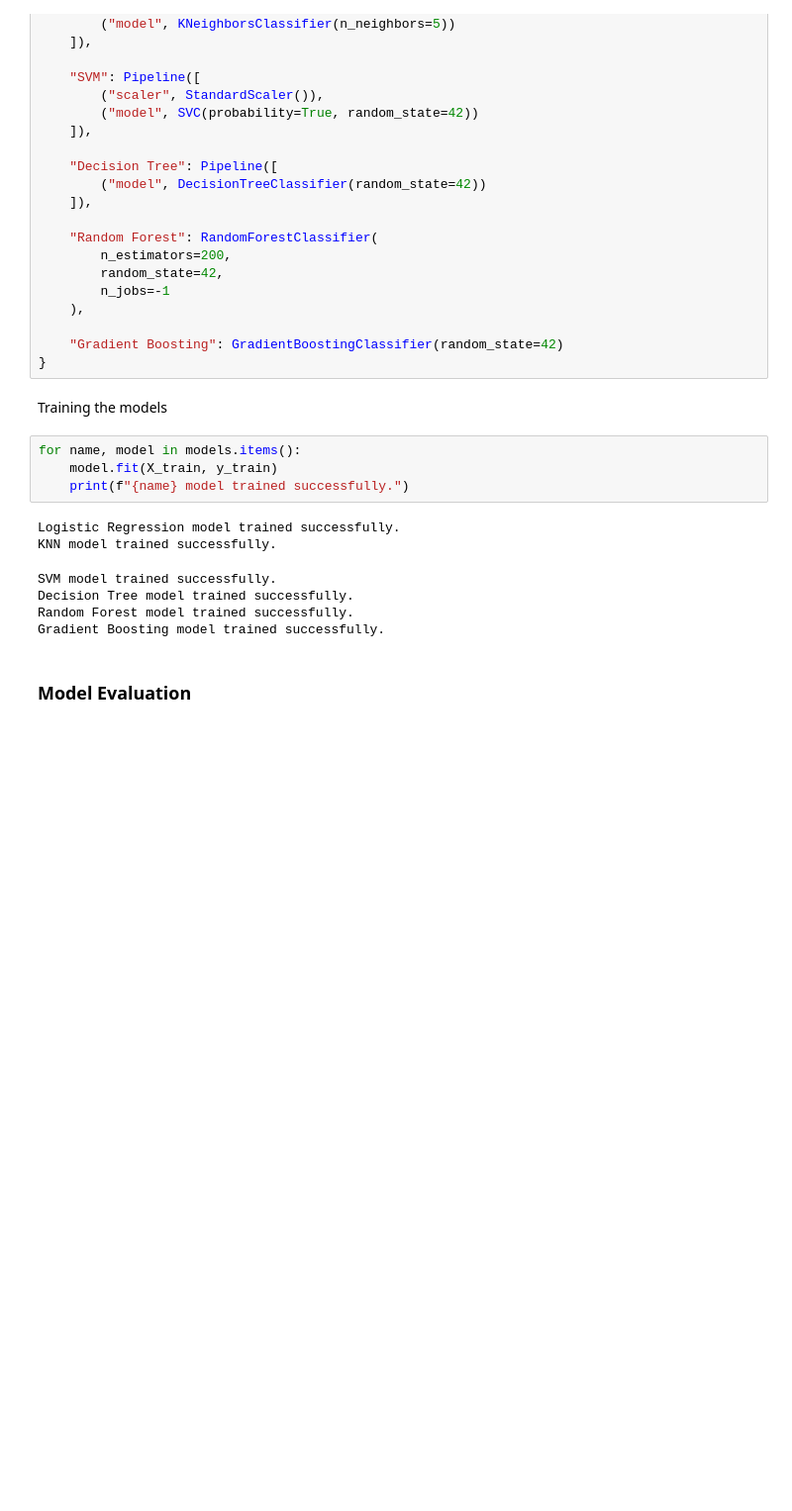
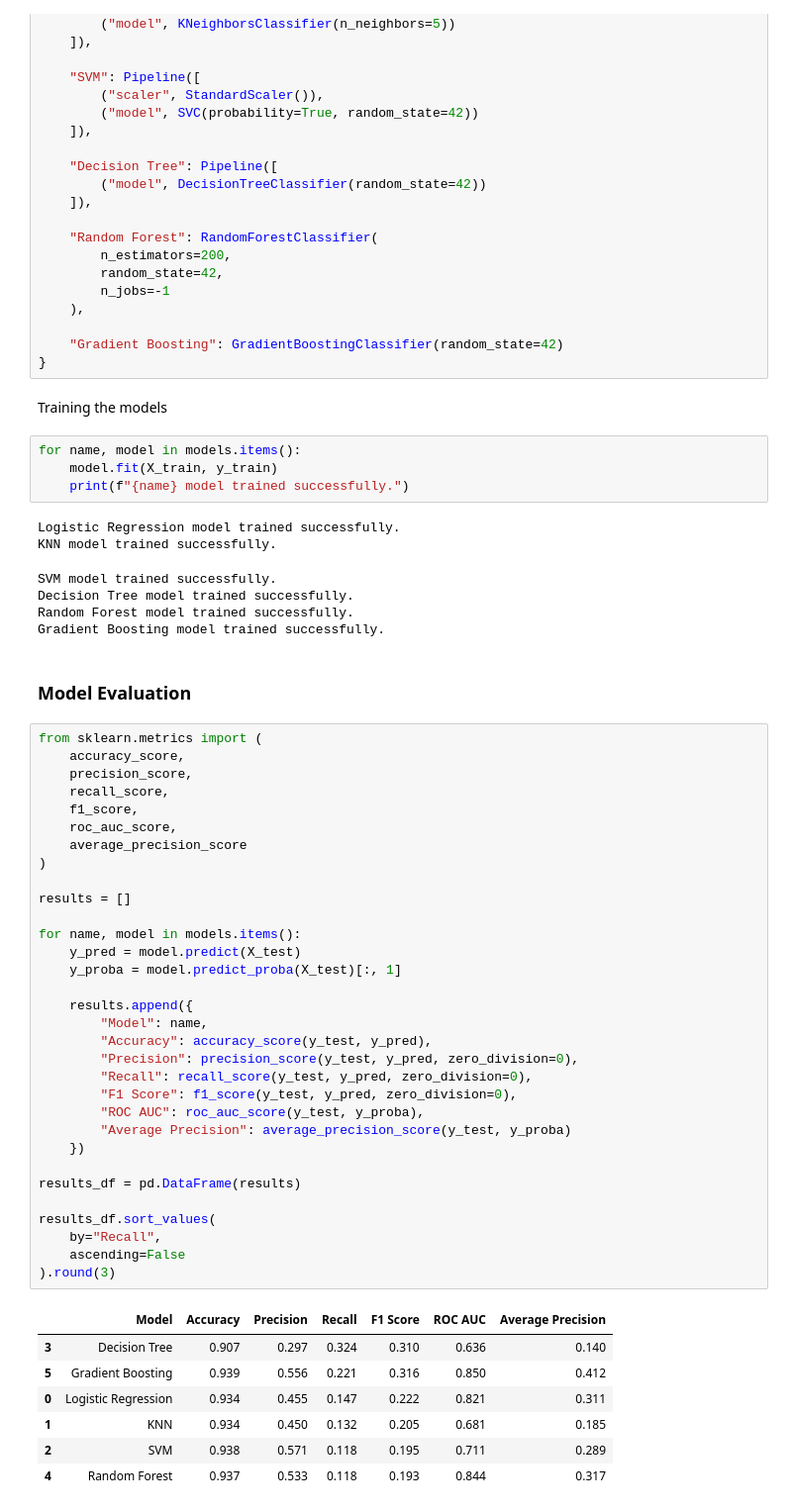
Before and after one commit to eoagyen/diabetes_risk_prediction, a Jupyter notebook: notebooks/modelling.ipynb, the cells around one changed output. Shown at 99% size. Cells and saved outputs as stored; diff of their text form; blank space fills up the shorter version.

```diff
--- a/notebooks/modelling.ipynb
+++ b/notebooks/modelling.ipynb
@@ -109,3 +109,43 @@ Random Forest model trained successfully.
 Gradient Boosting model trained successfully.
 # %% [markdown]
 ### Model Evaluation
+# %%
+from sklearn.metrics import (
+    accuracy_score,
+    precision_score,
+    recall_score,
+    f1_score,
+    roc_auc_score,
+    average_precision_score
+)
+
+results = []
+
+for name, model in models.items():
+    y_pred = model.predict(X_test)
+    y_proba = model.predict_proba(X_test)[:, 1]
+
+    results.append({
+        "Model": name,
+        "Accuracy": accuracy_score(y_test, y_pred),
+        "Precision": precision_score(y_test, y_pred, zero_division=0),
+        "Recall": recall_score(y_test, y_pred, zero_division=0),
+        "F1 Score": f1_score(y_test, y_pred, zero_division=0),
+        "ROC AUC": roc_auc_score(y_test, y_proba),
+        "Average Precision": average_precision_score(y_test, y_proba)
+    })
+
+results_df = pd.DataFrame(results)
+
+results_df.sort_values(
+    by="Recall",
+    ascending=False
+).round(3)
+# %% [output]
+|  | Model | Accuracy | Precision | Recall | F1 Score | ROC AUC | Average Precision |
+| 3 | Decision Tree | 0.907 | 0.297 | 0.324 | 0.310 | 0.636 | 0.140 |
+| 5 | Gradient Boosting | 0.939 | 0.556 | 0.221 | 0.316 | 0.850 | 0.412 |
+| 0 | Logistic Regression | 0.934 | 0.455 | 0.147 | 0.222 | 0.821 | 0.311 |
+| 1 | KNN | 0.934 | 0.450 | 0.132 | 0.205 | 0.681 | 0.185 |
+| 2 | SVM | 0.938 | 0.571 | 0.118 | 0.195 | 0.711 | 0.289 |
+| 4 | Random Forest | 0.937 | 0.533 | 0.118 | 0.193 | 0.844 | 0.317 |
```
Also changed, not shown: parts of 3 cells of this notebook.
